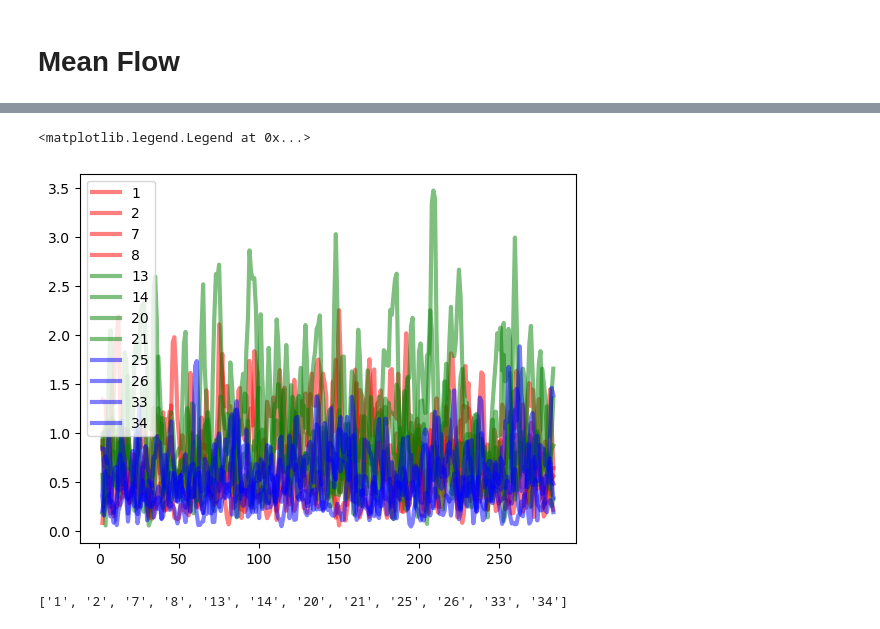
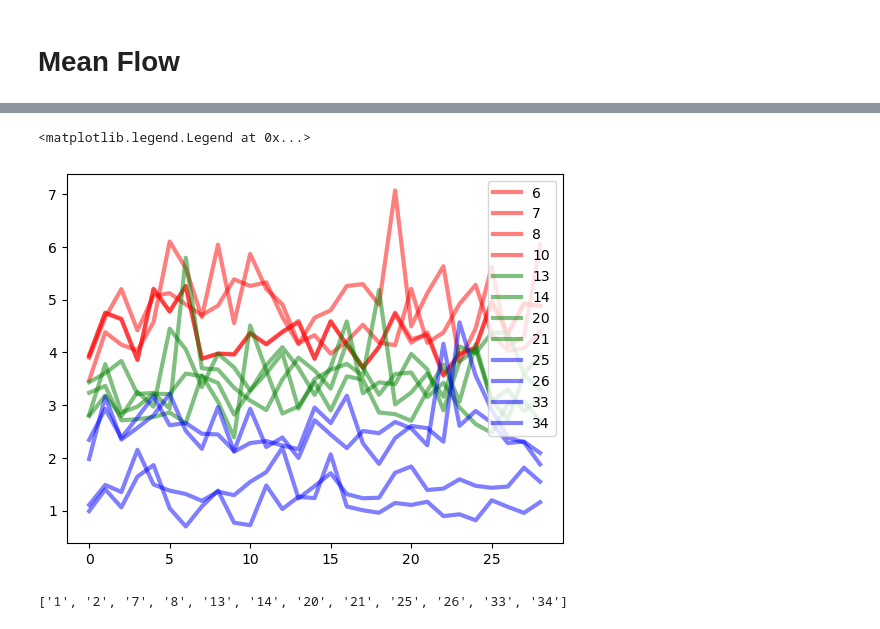
Before and after one commit to viciya/nematics, a Jupyter notebook: nematics/journals/flow_on_defects.ipynb, the cells around one changed output, grey strips where cells are left out. Drawn from its saved outputs; the diff is of its cells as text; code cells hidden in the pictures.

```diff
--- a/nematics/journals/flow_on_defects.ipynb
+++ b/nematics/journals/flow_on_defects.ipynb
@@ -209,8 +208,13 @@ def u_vel(im1,im2):
     return cv2.calcOpticalFlowFarneback(im1,im2,
         None, 0.5, 3, winsize=10, iterations=3, poly_n=5, poly_sigma=1.2, flags=0)#.astype(np.float16)
 
-frame_num = -2
-fov_lst = [1,2,7,8, 13,14,20,21, 25,26,33,34]
+def get_vrms(u,v):
+    u = u-u.mean()
+    v = v-v.mean()
+    return ((u**2).mean() + (v**2).mean())**.5
+
+frame_num = 30
+fov_lst = [6,7,8,10, 13,14,20,21, 25,26,33,34]
 df = pd.DataFrame()
 
 colors = ["r","r","r","r",  "g","g","g","g", "b","b","b","b"]
@@ -220,8 +224,8 @@ for color, (i,fov) in zip(colors, enumerate(fov_lst)):
 
 
     uv_vel_list = Parallel(n_jobs=5)(delayed(u_vel)(cv2.imread(img1)[...,0],cv2.imread(img2)[...,0]) for (img1,img2) in zip(image_list[:frame_num-1],image_list[1:frame_num]))
-    vrms = [(uv[0].mean()**2 + uv[1].mean()**2)**.5 for uv in uv_vel_list]
-    std = [uv[0].std() for uv in uv_vel_list]
+    vrms = [get_vrms(uv[0],uv[1]) for uv in uv_vel_list]
+    std = [(uv[0]-uv[0].mean()).std() for uv in uv_vel_list]
     time = np.arange(len(vrms))
     plt.plot(time, vrms, color, alpha=.3, label="FOV: #%1d|%.3f" % (fov, np.median(vrms)))
 
@@ -229,6 +233,8 @@ for color, (i,fov) in zip(colors, enumerate(fov_lst)):
 
     df[str(fov)] = vrms
     df[str(fov)+"_std"] = std
+    # break
+
 
 plt.legend()
 # %% [output]
@@ -239,18 +246,18 @@ plt.legend()
 # %%
 %matplotlib inline
-df1 = pd.read_csv(r"E:\HT1080\c3_6well_5min_10x\_5\_vrms.csv")
+df1 = pd.read_csv(r"E:\HT1080\c3_6well_5min_10x\_5\_vrms1.csv")
 
-fov_lst = [1,2,7,8, 13,14,20,21, 25,26,33,34]
+fov_lst = [6,7,8,10, 13,14,20,21, 25,26,33,34]
 colors = ["r","r","r","r",  "g","g","g","g", "b","b","b","b"]
 
 for color, (i,fov) in zip(colors, enumerate(fov_lst)):
-    df1[str(fov)].rolling(3).mean().plot(label=str(fov), color=color, alpha=.5, linewidth=3)
-    # df1[str(fov)].mean().plot(label=str(fov), color=color, alpha=.5, linewidth=3)
+    # df1[str(fov)].rolling(3).mean().plot(label=str(fov), color=color, alpha=.5, linewidth=3)
+    df1[str(fov)].plot(label=str(fov), color=color, alpha=.5, linewidth=3)
     # .plot(label=str(fov), color=color, alpha=.5)
 plt.legend()
 # %% [output]
 <matplotlib.legend.Legend at 0x...>
-[figure, old version]
+[figure, new version]
 # %%
 [str(fov) for fov in fov_lst]
 # %% [output]
```
Also changed, not shown: parts of 5 cells of this notebook.
